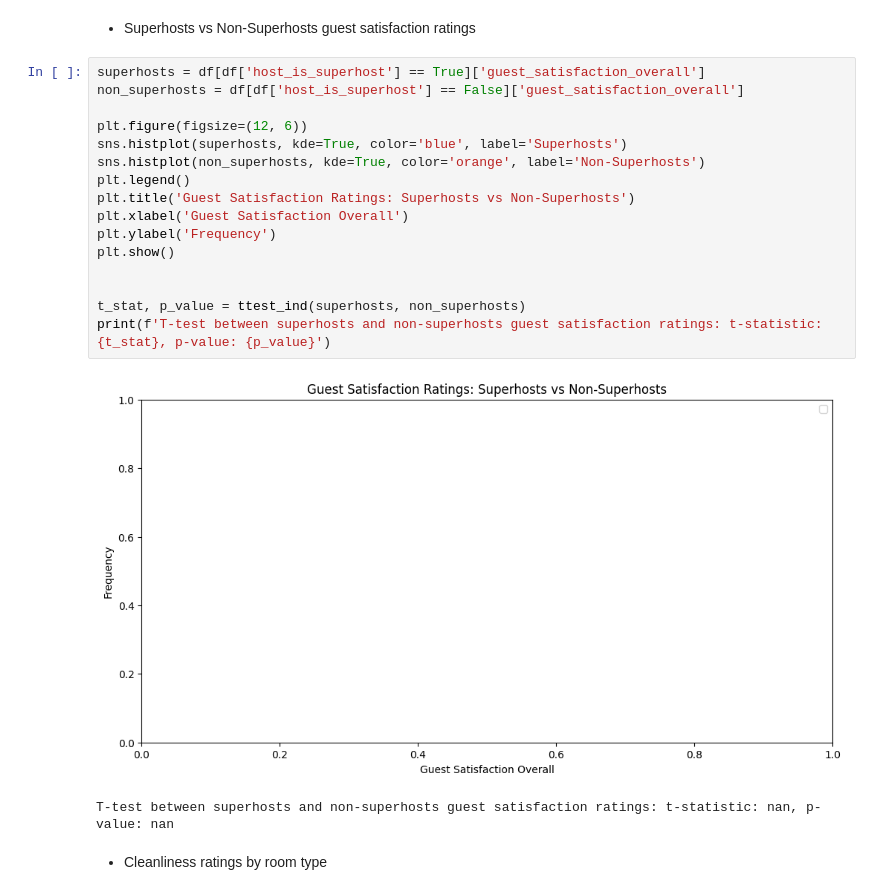
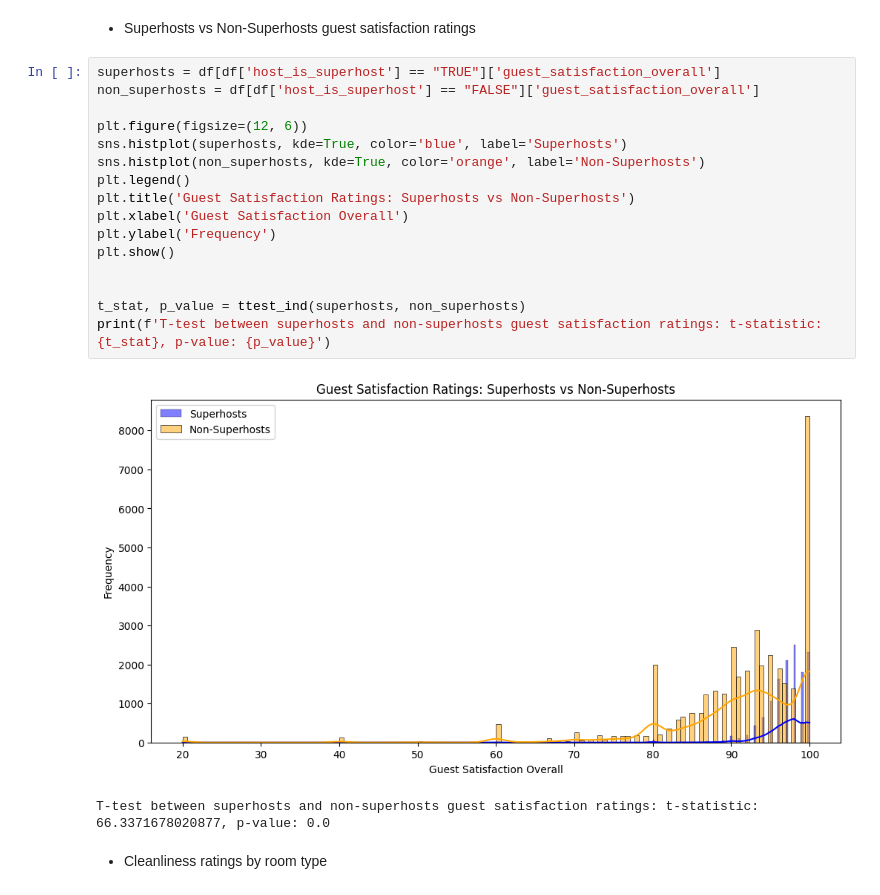
Before and after one commit to Mohamed-Elsafty23/MScManagementDataScience, a Jupyter notebook: Applied_Statistical_Data_Analysis/Airbnb_EDA/main.ipynb, the cells around one changed output. Cells and saved outputs as stored; diff of their text form.

```diff
--- a/Applied_Statistical_Data_Analysis/Airbnb_EDA/main.ipynb
+++ b/Applied_Statistical_Data_Analysis/Airbnb_EDA/main.ipynb
@@ -316,24 +316,24 @@ Correlation between distance to metro and price: -0.06102456777770463, p-value:
 # %% [markdown]
 - Superhosts vs Non-Superhosts guest satisfaction ratings
 # %%
-superhosts = df[df['host_is_superhost'] == True]['guest_satisfaction_overall']
-non_superhosts = df[df['host_is_superhost'] == False]['guest_satisfaction_overall']
+superhosts = df[df['host_is_superhost'] == "TRUE"]['guest_satisfaction_overall']
+non_superhosts = df[df['host_is_superhost'] == "FALSE"]['guest_satisfaction_overall']
 
 plt.figure(figsize=(12, 6))
 sns.histplot(superhosts, kde=True, color='blue', label='Superhosts')
 sns.histplot(non_superhosts, kde=True, color='orange', label='Non-Superhosts')
 plt.legend()
 plt.title('Guest Satisfaction Ratings: Superhosts vs Non-Superhosts')
 plt.xlabel('Guest Satisfaction Overall')
 plt.ylabel('Frequency')
 plt.show()
 
 
 t_stat, p_value = ttest_ind(superhosts, non_superhosts)
 print(f'T-test between superhosts and non-superhosts guest satisfaction ratings: t-statistic: {t_stat}, p-value: {p_value}')
 # %% [output]
-[figure, old version]
+[figure, new version]
-T-test between superhosts and non-superhosts guest satisfaction ratings: t-statistic: nan, p-value: nan
+T-test between superhosts and non-superhosts guest satisfaction ratings: t-statistic: 66.3371678020877, p-value: 0.0
 # %% [markdown]
 - Cleanliness ratings by room type
 # %%
```
Also changed, not shown: parts of 1 cell of this notebook.
